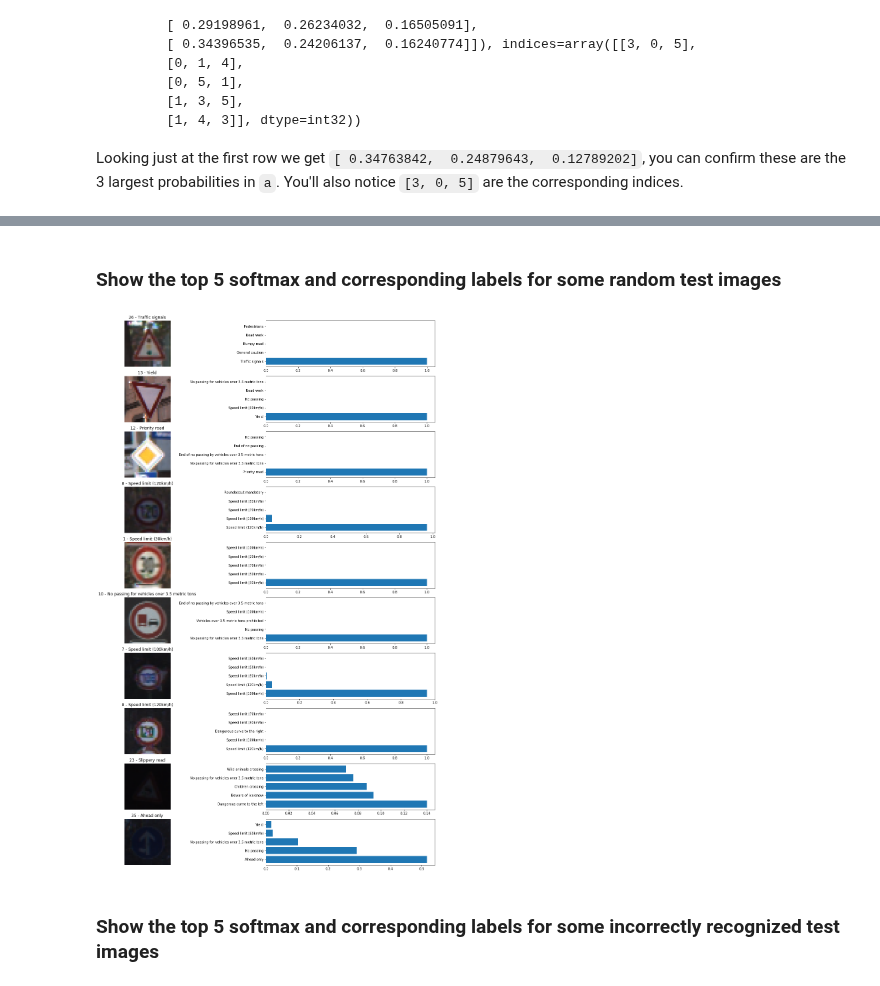
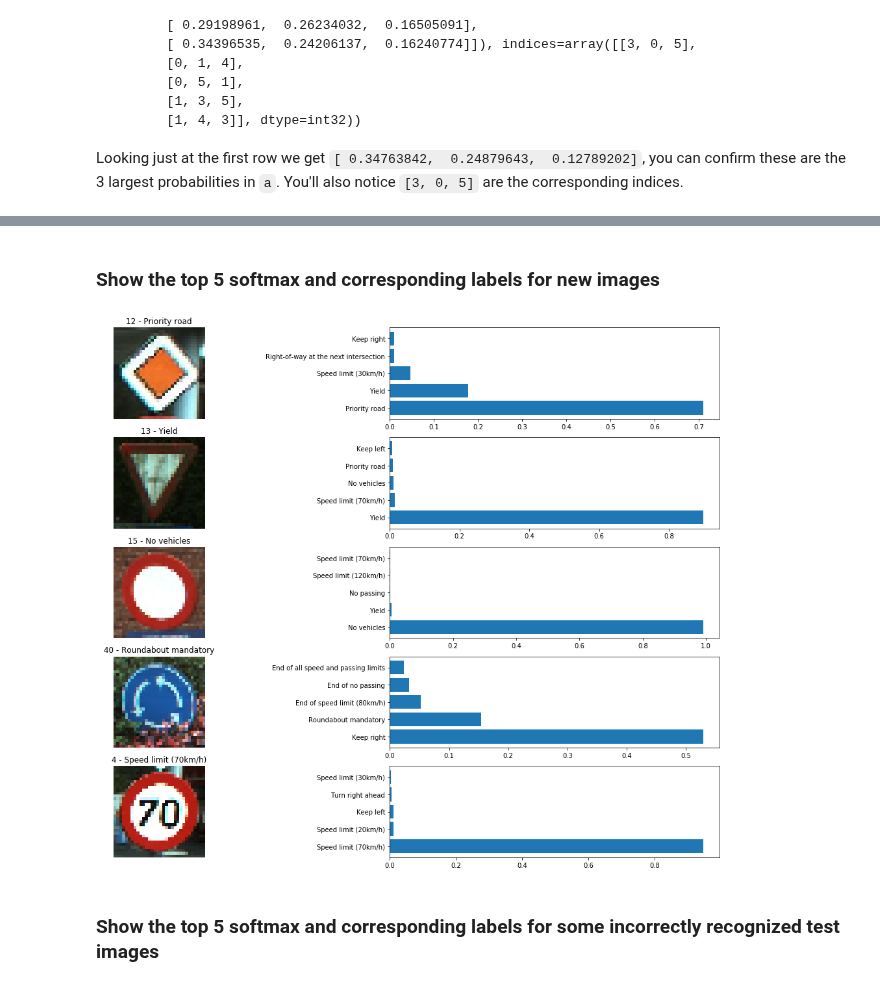
Before and after one commit to WangYuanMike/CarND-Traffic-Sign-Classifier-Project, a Jupyter notebook: Traffic_Sign_Classifier.ipynb, the cells around one changed output, grey strips where cells are left out. Drawn from its saved outputs; the diff is of its cells as text; code cells hidden in the pictures.

```diff
--- a/Traffic_Sign_Classifier.ipynb
+++ b/Traffic_Sign_Classifier.ipynb
@@ -433,7 +425,7 @@ for lr in learning_rates:
                 # Define loss with L2 regularization
                 cross_entropy = tf.nn.softmax_cross_entropy_with_logits(labels=one_hot_y, logits=logits)
                 loss = tf.reduce_mean(cross_entropy)
-                #loss += tf.reduce_sum(tf.get_collection(tf.GraphKeys.REGULARIZATION_LOSSES))
+                loss += tf.reduce_sum(tf.get_collection(tf.GraphKeys.REGULARIZATION_LOSSES))
 
                 # Define train step with optimizer and decayed learning rate
                 global_step = tf.Variable(0, trainable=False)
@@ -522,3 +582,12 @@ You may find `signnames.csv` useful as it contains mappings from the class id (i
 # %%
 ### Calculate the accuracy for these 5 new images.
 ### For example, if the model predicted 1 out of 5 signs correctly, it's 20% accurate on these new images.
+
+with tf.Session() as sess:
+    saver.restore(sess, tf.train.latest_checkpoint('.'))
+    model_accuracy = sess.run(accuracy,
+                              feed_dict={x: X_new,
+                                         y: y_new,
+                                         is_training: False,
+                                         dropout_rate: dropout_rates[0]})
+    print('predition accuracy for new images is {:.3f}'.format(model_accuracy))
@@ -569,14 +641,14 @@ Looking just at the first row we get `[ 0.34763842,  0.24879643,  0.12789202]`,
 def get_top_5_softmax(sess, logits, X_data):
     softmax = sess.run(tf.nn.softmax(logits), feed_dict={x: X_data,
                                                          is_training: False,
-                                                         dropout_rate: 0.4})
+                                                         dropout_rate: dropout_rates[0]})
     top_5_softmax = tf.nn.top_k(softmax, k=5)
     return sess.run(top_5_softmax)
 
 
 with tf.Session() as sess:
     saver.restore(sess, tf.train.latest_checkpoint('.'))
-    top_5 = get_top_5_softmax(sess, logits, X_test)
+    top_5 = get_top_5_softmax(sess, logits, X_new)
     print('')
     print('top_5.values {}'.format(top_5.values.shape))
     print(top_5.values)
@@ -604,40 +679,27 @@ top_5.values (12630, 5)
 # %% [markdown]
-### Show the top 5 softmax and corresponding labels for some random test images
+### Show the top 5 softmax and corresponding labels for new images
 # %%
-import csv
-import glob
+# Show the top 5 softmax and corresponding labels for some random traffic sign test images
+def show_top_5_softmax(top_5, img_index, X_show, y_show):
+    num_display = len(img_index)
+    plt.figure(figsize=(20, 3 * num_display))
+    for i in range(num_display):
+        # Show image and class No. as image title
+        plt.subplot(num_display, 2, 2*i+1)
+        plt.imshow(X_show[img_index[i]])
+        plt.title(str(y_show[img_index[i]]) + " - " + sign_names[y_show[img_index[i]]])
+        plt.axis('off')
+        # Show top 5 softmax and use corresponding sign name
+        plt.subplot(num_display, 2, 2*i+2)
+        plt.barh(np.arange(1, 6, 1), top_5.values[img_index[i], :])
+        plt.yticks(np.arange(1, 6, 1), sign_names[top_5.indices[img_index[i]]])
 
-#Import traffic signs class names
-sign_names=[]
-with open('signnames.csv', 'rt') as csvfile:
-    reader = csv.DictReader(csvfile, delimiter=',')
-    for row in reader:
-        sign_names.append((row['SignName']))
-sign_names = np.array(sign_names)
+    plt.show()
 
-#Import test images
-test_img = test['features']
-
-# Show the top 5 softmax and corresponding labels for some random traffic sign test images
-num_display = 10
-img_index = np.random.randint(n_test, size=num_display)
-
-plt.figure(figsize=(20, 30))
-for i in range(num_display):
-    # Show image and class No. as image title
-    plt.subplot(num_display, 2, 2*i+1)
-    plt.imshow(test_img[img_index[i]])
-    image_title = str(y_test[img_index[i]]) + " - " + sign_names[y_test[img_index[i]]]
-    plt.title(image_title)
-    plt.axis('off')
-    # Show top 5 softmax and use corresponding sign name
-    plt.subplot(num_display, 2, 2*i+2)
-    plt.barh(np.arange(1, 6, 1), top_5.values[img_index[i], :])
-    plt.yticks(np.arange(1, 6, 1), sign_names[top_5.indices[img_index[i]]])
-
-plt.show()
+img_index = [0, 1, 2, 3, 4]
+show_top_5_softmax(top_5, img_index, X_new_raw, y_new)
 # %% [output]
-[figure, old version]
+[figure, new version]
 # %% [markdown]
 ### Show the top 5 softmax and corresponding labels for some incorrectly recognized test images
 # %%
```
Also changed, not shown: parts of 16 cells of this notebook.
